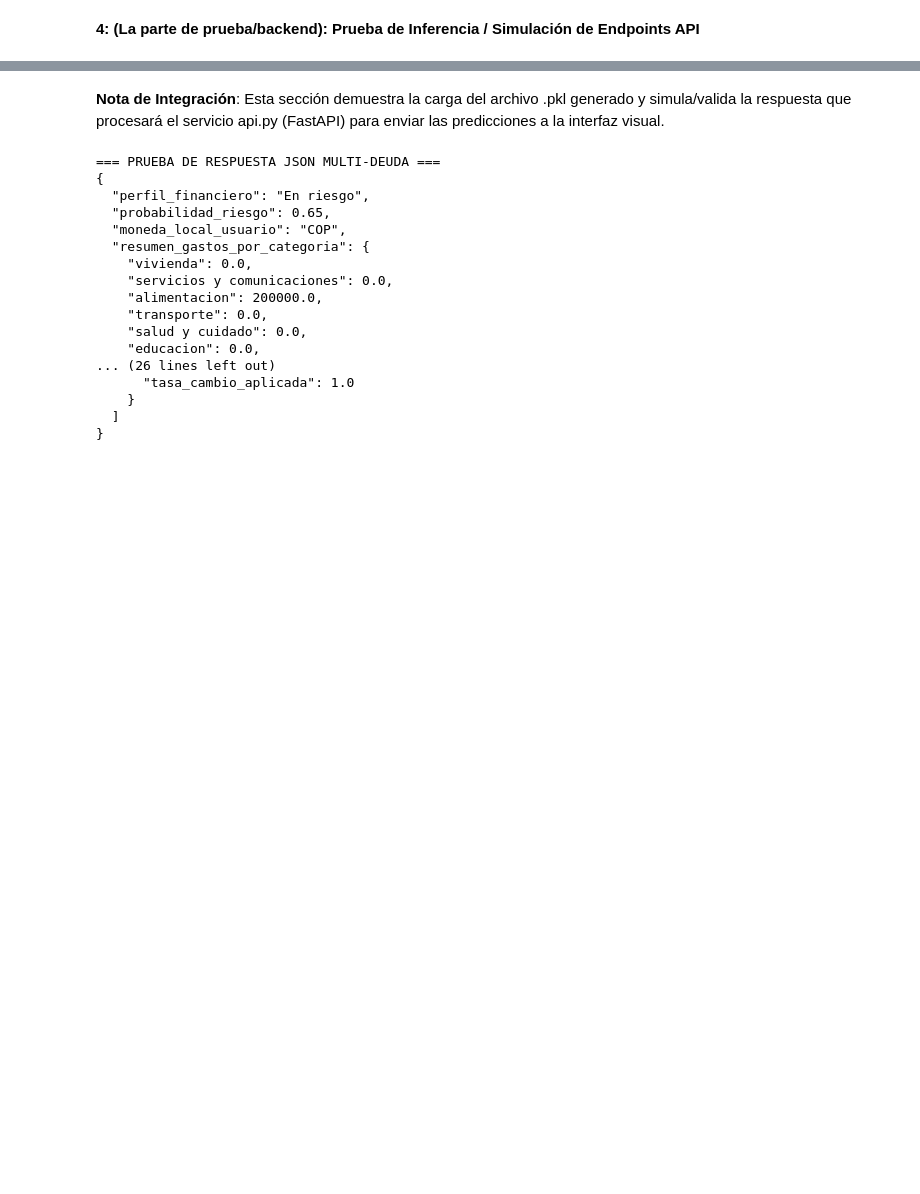
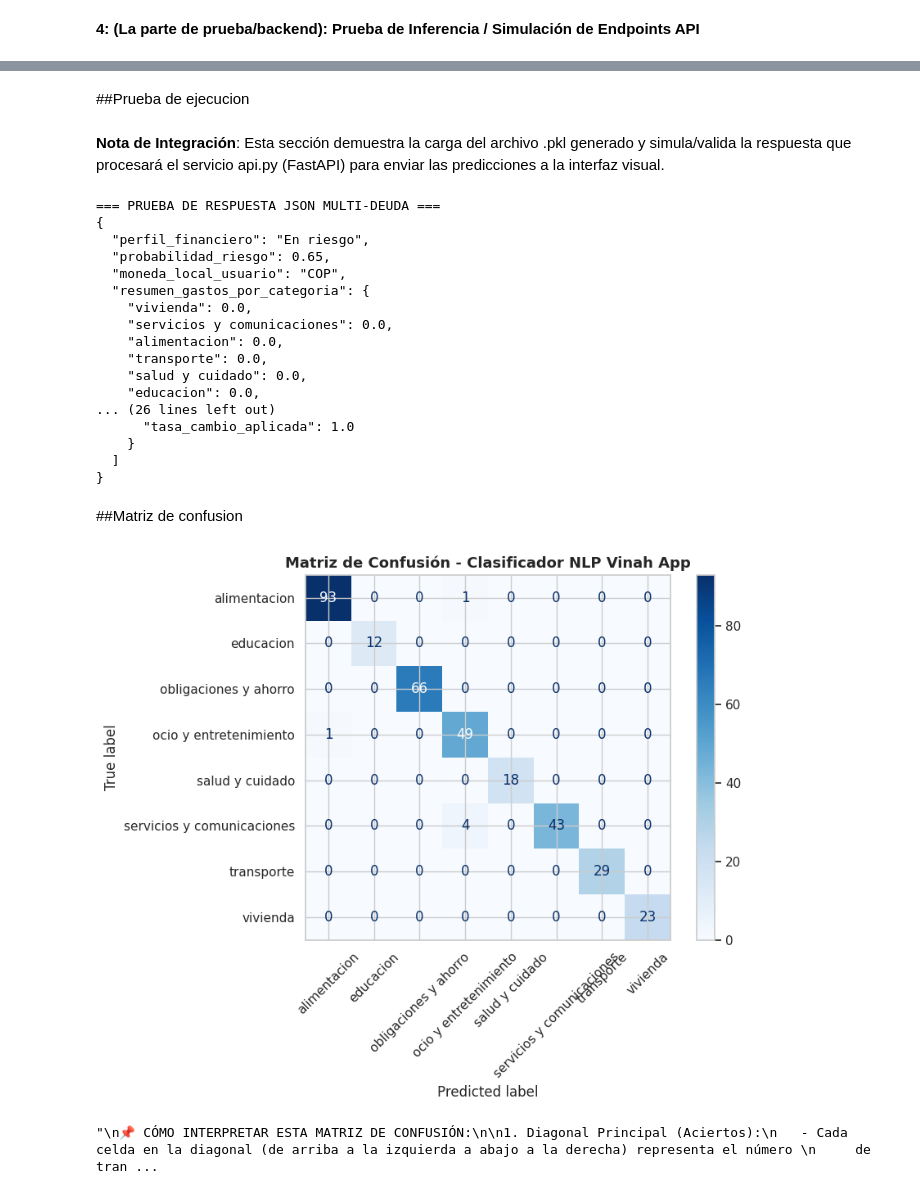
Before and after one commit to No-Country-simulation/G9-LATAM-TEAM-32, a Jupyter notebook: data-science/notebooks/notebook_unificado_finance_ai.ipynb, the cells around one changed output, grey strips where cells are left out. Drawn from its saved outputs; the diff is of its cells as text; code cells hidden in the pictures; blank space fills up the shorter version.

Commit message:
Actualizo notebook con mejoras del modelo

```diff
--- a/data-science/notebooks/notebook_unificado_finance_ai.ipynb
+++ b/data-science/notebooks/notebook_unificado_finance_ai.ipynb
@@ -561,10 +640,12 @@ def analizar_salud_financiera(ingreso_mensual, nivel_endeudamiento, frecuencia_a
             'recomendaciones': ['Revisa las transacciones ingresadas.', 'Automatiza tu ahorro mensual.'],
             'detalles_transacciones_procesadas': []
         }
+# %% [markdown]
+##Prueba de ejecucion
 # %% [markdown]
 **Nota de Integración**: Esta sección demuestra la carga del archivo .pkl generado y simula/valida la respuesta que procesará el servicio api.py (FastAPI) para enviar las predicciones a la interfaz visual.
 # %%
-# [12] Prueba de ejecución
+# Prueba de ejecución
 ejemplo_json_prueba = {
     'ingreso_mensual': 1200.0,
     'nivel_endeudamiento': 45.0,
@@ -581,7 +662,7 @@ res = analizar_salud_financiera(
     nivel_endeudamiento=ejemplo_json_prueba['nivel_endeudamiento'],
     frecuencia_ahorro=ejemplo_json_prueba['frecuencia_ahorro'],
     transacciones=ejemplo_json_prueba['transacciones'],
-    modelo=modelo_pipeline,
+    modelo=pipeline_final,
     moneda_local_usuario=ejemplo_json_prueba['moneda_local_usuario']
 )
 
@@ -596,7 +677,7 @@ print(json.dumps(res, indent=2, ensure_ascii=False))
   "resumen_gastos_por_categoria": {
     "vivienda": 0.0,
     "servicios y comunicaciones": 0.0,
-    "alimentacion": 200000.0,
+    "alimentacion": 0.0,
     "transporte": 0.0,
     "salud y cuidado": 0.0,
     "educacion": 0.0,
@@ -605,3 +686,40 @@ print(json.dumps(res, indent=2, ensure_ascii=False))
     }
   ]
 }
+# %% [markdown]
+##Matriz de confusion
+# %%
+#  Visualización 3: Matriz de confusión del clasificador
+fig, ax = plt.subplots(figsize=(9, 7))
+cm = confusion_matrix(y_test, y_pred, labels=pipeline_final.classes_)
+disp = ConfusionMatrixDisplay(confusion_matrix=cm, display_labels=pipeline_final.classes_)
+disp.plot(cmap='Blues', xticks_rotation=45, values_format='d', ax=ax)
+plt.title('Matriz de Confusión - Clasificador NLP Vinah App', fontsize=13, fontweight='bold')
+plt.tight_layout()
+plt.show()
+# %% [output]
+[figure, added]
+# %%
+# Comentario de interpretación técnica de la matriz
+"""
+📌 CÓMO INTERPRETAR ESTA MATRIZ DE CONFUSIÓN:
+
+1. Diagonal Principal (Aciertos):
+   - Cada celda en la diagonal (de arriba a la izquierda a abajo a la derecha) representa el número
+     de transacciones clasificadas CORRECTAMENTE por el modelo.
+   - Mientras mayores sean los valores de esta diagonal (colores más intensos), mayor es la
+     precisión del clasificador en esa categoría.
+
+2. Fuera de la Diagonal (Errores / Confusiones):
+   - Las celdas fuera de la diagonal muestran los casos donde el modelo se equivocó.
+   - Filas = Categoría Real / Columnas = Categoría Predicha.
+   - Ejemplo: Si hay un valor elevado en la intersección de la fila 'transporte' y la columna
+     'ocio y entretenimiento', significa que el modelo tendió a confundir gastos de transporte
+     con actividades de ocio (por ej., por palabras compartidas en las descripciones).
+
+3. Diagnóstico del Pipeline:
+   - Una diagonal marcada confirma que el vectorizador TF-IDF y el algoritmo SVM lograron
+     separar adecuadamente los patrones semánticos de cada tipo de gasto.
+"""
+# %% [output]
+"\n📌 CÓMO INTERPRETAR ESTA MATRIZ DE CONFUSIÓN:\n\n1. Diagonal Principal (Aciertos):\n   - Cada celda en la diagonal (de arriba a la izquierda a abajo a la derecha) representa el número \n     de tran ...
```
Also changed, not shown: parts of 28 cells of this notebook.
